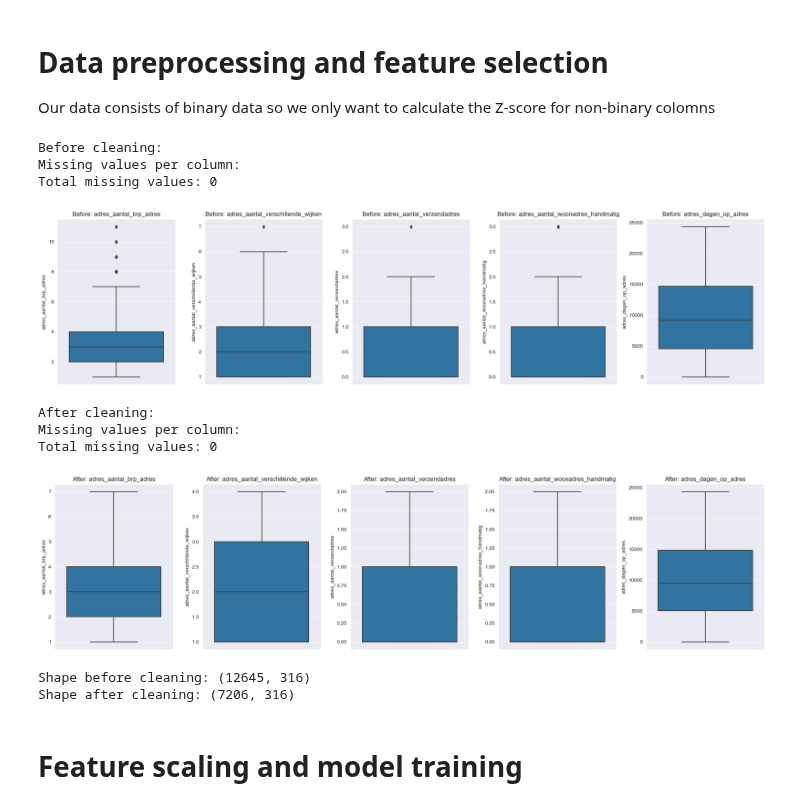
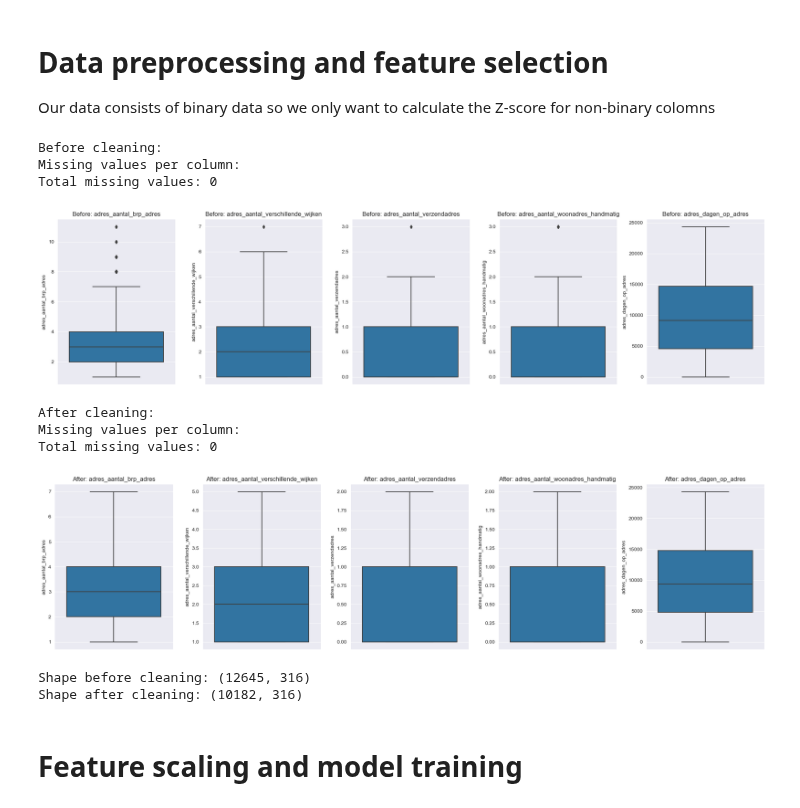
Before and after one commit to danielatoader/AI-validation, a Jupyter notebook: Project/onnx-example-main/good_model_onyx.ipynb, the cells around one changed output. Cells and saved outputs as stored; diff of their text form; code cells hidden in the pictures.

```diff
--- a/Project/onnx-example-main/good_model_onyx.ipynb
+++ b/Project/onnx-example-main/good_model_onyx.ipynb
@@ -35,14 +39,7 @@ Our data consists of binary data so we only want to calculate the Z-score for no
 # Load the dataset
 data = pd.read_csv('data/synth_data_for_training.csv')
 # %%
-import pandas as pd
-import numpy as np
-from scipy import stats
-import matplotlib.pyplot as plt
-import seaborn as sns
 
-# Load the dataset
-data = pd.read_csv('data/synth_data_for_training.csv')
 
 print("Before cleaning:")
 print("Missing values per column:")
@@ -55,7 +52,7 @@ non_binary_columns = [col for col in data.columns if not (np.isin(data[col].uniq
 z_scores_non_binary = np.abs(stats.zscore(data[non_binary_columns], nan_policy='omit'))
 
 # Mask to identify rows with outliers in non-binary columns
-outlier_mask = (z_scores_non_binary > 3).any(axis=1)
+outlier_mask = (z_scores_non_binary > 3.5).any(axis=1)
 
 # Select a subset of non-binary columns for plotting to avoid large image sizes
 plot_columns = non_binary_columns[:5]  # Adjust this number based on your specific needs
@@ -69,36 +66,36 @@ for i, col in enumerate(plot_columns, 1):
 plt.tight_layout()
 plt.show()
 
 # Remove outliers from the dataset using the previously defined full_outlier_mask
 data_cleaned = data[~outlier_mask]
 
 print("After cleaning:")
 print("Missing values per column:")
 print("Total missing values:", data_cleaned.isna().sum().sum())
 
 # Plot outliers for the selected columns after removing
 plt.figure(figsize=(20, 5))
 for i, col in enumerate(plot_columns, 1):
     plt.subplot(1, len(plot_columns), i)
     sns.boxplot(y=data_cleaned[col])
     plt.title(f'After: {col}')
 plt.tight_layout()
 plt.show()
 
 # Print the shape of the dataset before and after cleaning
 print("Shape before cleaning:", data.shape)
 print("Shape after cleaning:", data_cleaned.shape)
 # %% [output]
 Before cleaning:
 Missing values per column:
 Total missing values: 0
 [figure]
 After cleaning:
 Missing values per column:
 Total missing values: 0
-[figure, old version]
+[figure, new version]
 Shape before cleaning: (12645, 316)
-Shape after cleaning: (7206, 316)
+Shape after cleaning: (10182, 316)
 # %%
 def calculate_correlation_matrix(data):
     return data.corr()
```
Also changed, not shown: parts of 5 cells of this notebook, 2 other files.
